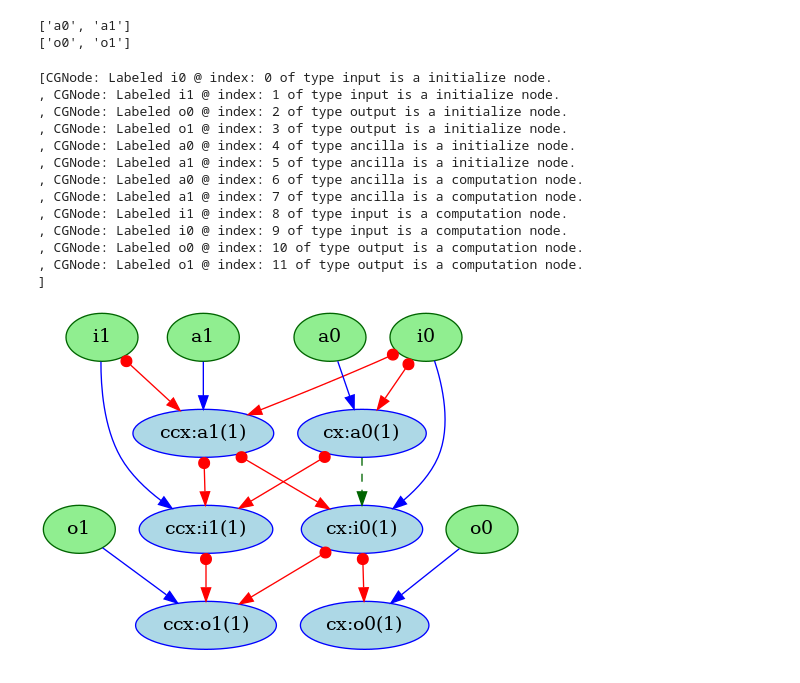
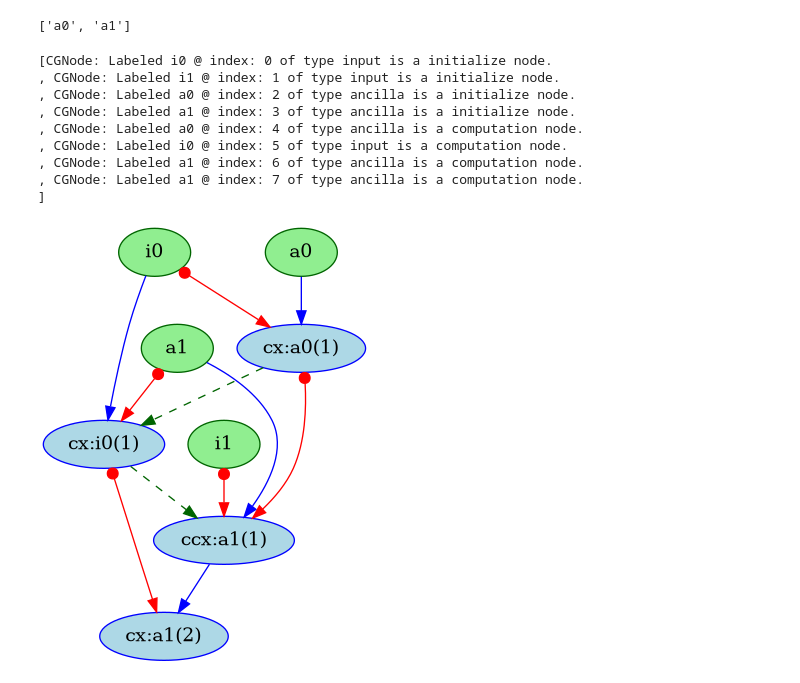
Before and after one commit to ashutiw2k/PartialUncomputationAndBennetts, a Jupyter notebook: testnotebooks/TestSimpleCircuits.ipynb, the cells around one changed output. Drawn from its saved outputs; the diff is of its cells as text; code cells hidden in the pictures.

```diff
--- a/testnotebooks/TestSimpleCircuits.ipynb
+++ b/testnotebooks/TestSimpleCircuits.ipynb
@@ -42,0 +60,5 @@ circ.draw('mpl')
+# %%
+circ = example_circuit_3()
+
+
+circ.draw('mpl')
@@ -43,40 +67,35 @@ circ.draw('mpl')
 # %%
 from helperfunctions.graphhelper import breakdown_qubit, edge_attr, node_attr
 from rustworkx.visualization import graphviz_draw
 
 qubits =  [breakdown_qubit(q)['label'] for q in circ.qubits]
 
 # ancillas_list = qubits[:num_i] + qubits[-num_a:]
 ancillas_list = qubits[-num_a:]
 
-output_list = qubits[num_i:num_i+num_o]
+# output_list = qubits[num_i:num_i+num_o]
 print(ancillas_list)
-print(output_list)
+# print(output_list)
 
-cg = get_computation_graph(circ, ancillas_list, outputs=output_list)
+cg = get_computation_graph(circ, ancillas_list, outputs=None)
 
 print(cg.nodes())
 
 graphviz_draw(cg,
                       node_attr_fn=node_attr,
                       edge_attr_fn=edge_attr)
 # %% [output]
 ['a0', 'a1']
-['o0', 'o1']
 [CGNode: Labeled i0 @ index: 0 of type input is a initialize node.
 , CGNode: Labeled i1 @ index: 1 of type input is a initialize node.
-, CGNode: Labeled o0 @ index: 2 of type output is a initialize node.
-, CGNode: Labeled o1 @ index: 3 of type output is a initialize node.
-, CGNode: Labeled a0 @ index: 4 of type ancilla is a initialize node.
-, CGNode: Labeled a1 @ index: 5 of type ancilla is a initialize node.
-, CGNode: Labeled a0 @ index: 6 of type ancilla is a computation node.
+, CGNode: Labeled a0 @ index: 2 of type ancilla is a initialize node.
+, CGNode: Labeled a1 @ index: 3 of type ancilla is a initialize node.
+, CGNode: Labeled a0 @ index: 4 of type ancilla is a computation node.
+, CGNode: Labeled i0 @ index: 5 of type input is a computation node.
+, CGNode: Labeled a1 @ index: 6 of type ancilla is a computation node.
 , CGNode: Labeled a1 @ index: 7 of type ancilla is a computation node.
-, CGNode: Labeled i1 @ index: 8 of type input is a computation node.
-, CGNode: Labeled i0 @ index: 9 of type input is a computation node.
-, CGNode: Labeled o0 @ index: 10 of type output is a computation node.
-, CGNode: Labeled o1 @ index: 11 of type output is a computation node.
 ]
-[figure, old version]
+[figure, new version]
 # %%
 all_uncomp_cg = reverse_all_operations(cg)
 print(all_uncomp_cg.nodes())
```
Also changed, not shown: parts of 14 cells of this notebook, 2 other files.
